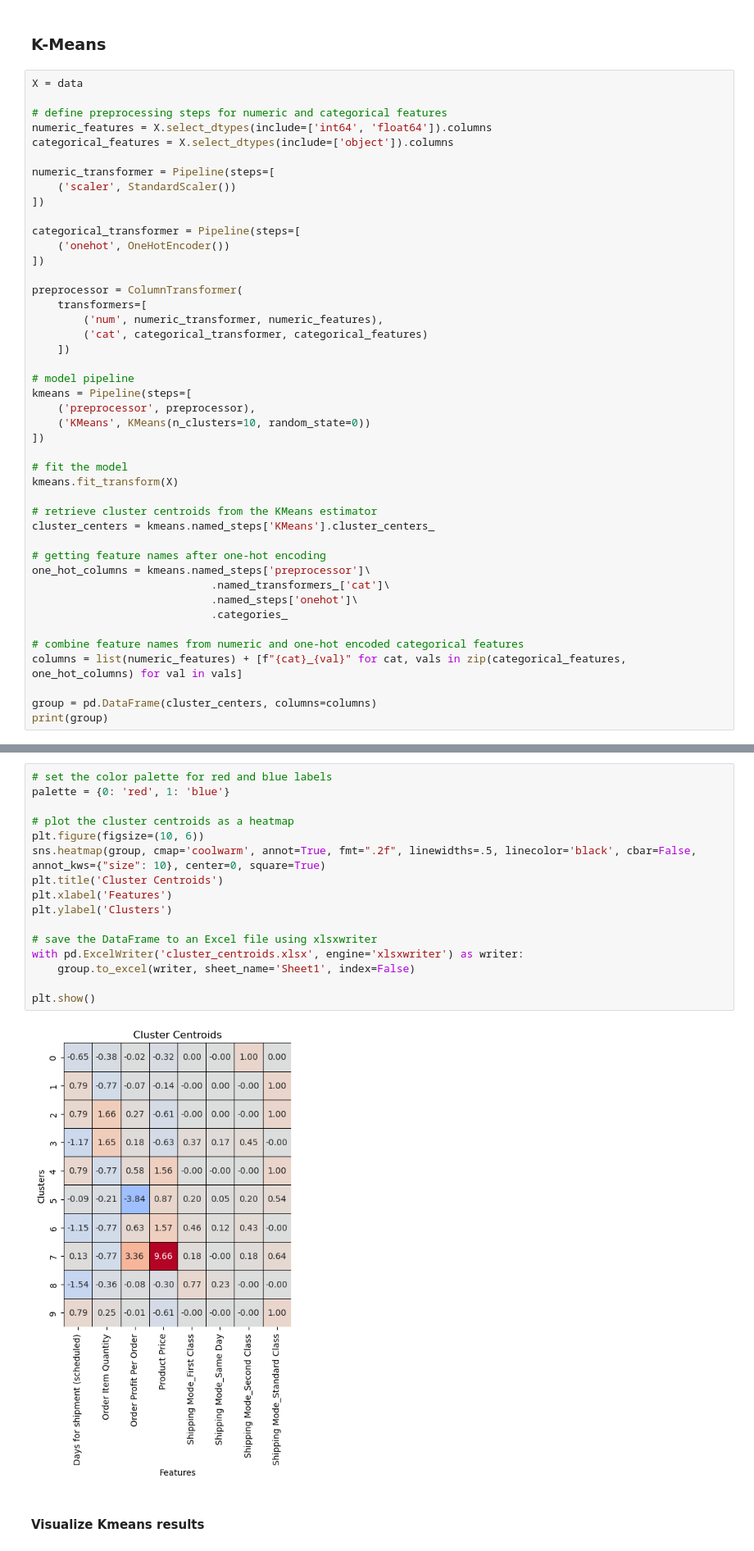
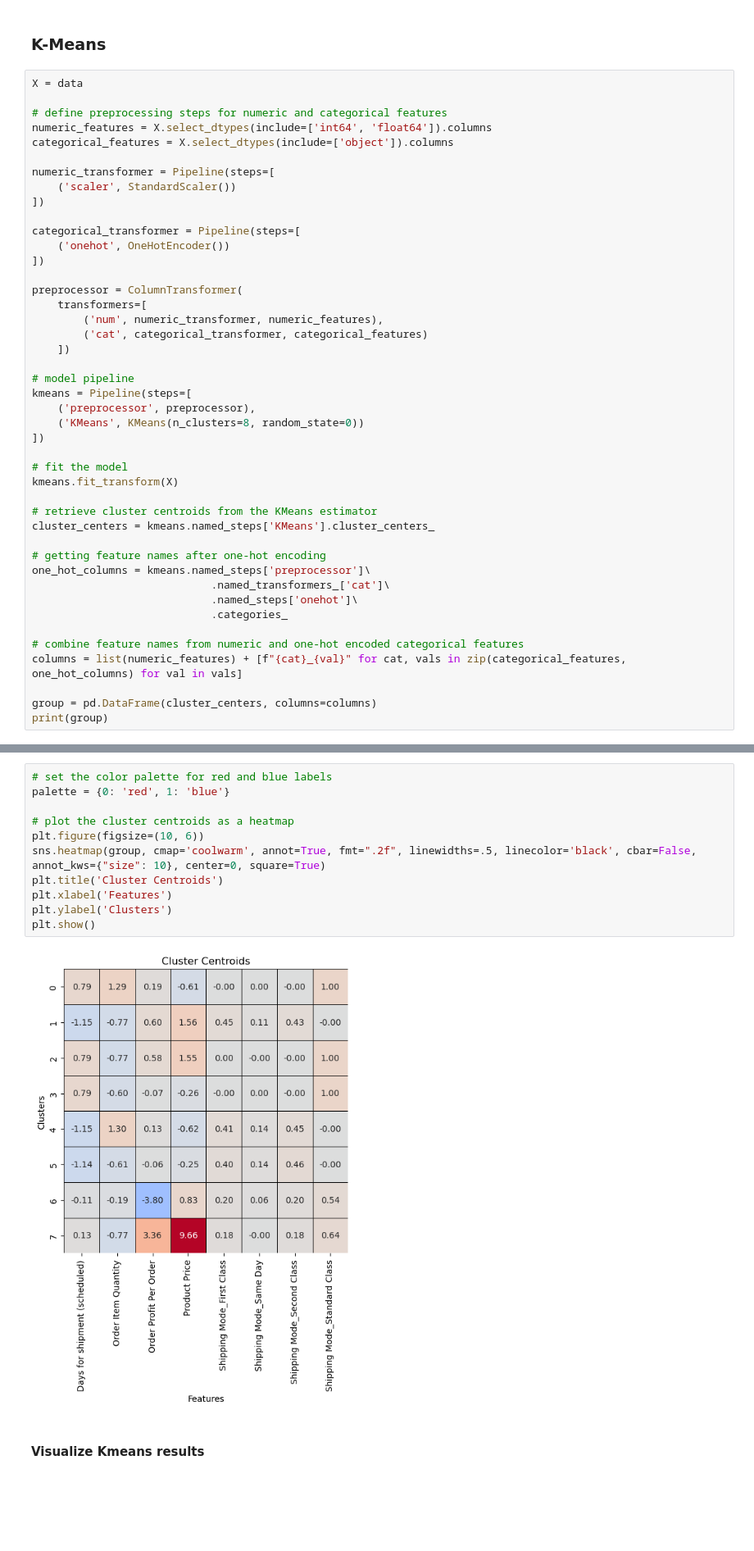
Before and after one commit to McGill-MMA-EnterpriseAnalytics/DataCo_Supply_Chain, a Jupyter notebook: models/fraud order clustering.ipynb, the cells around one changed output, grey strips where cells are left out. Shown at 82% size. Saved outputs shown, nothing was run; the diff lists cells and outputs as text; blank space fills up the shorter version.

Commit message:
fraud order clustering updated

```diff
--- a/models/fraud order clustering.ipynb
+++ b/models/fraud order clustering.ipynb
@@ -161,7 +161,7 @@ preprocessor = ColumnTransformer(
 # model pipeline
 kmeans = Pipeline(steps=[
     ('preprocessor', preprocessor),
-    ('KMeans', KMeans(n_clusters=10, random_state=0))
+    ('KMeans', KMeans(n_clusters=8, random_state=0))
 ])
 
 # fit the model
@@ -236,21 +236,16 @@ Inertia values: [13599.341720645036, 10971.796029715155, 9048.110845272056, 7391
 # %%
 # set the color palette for red and blue labels
 palette = {0: 'red', 1: 'blue'}
 
 # plot the cluster centroids as a heatmap
 plt.figure(figsize=(10, 6))
 sns.heatmap(group, cmap='coolwarm', annot=True, fmt=".2f", linewidths=.5, linecolor='black', cbar=False, annot_kws={"size": 10}, center=0, square=True)
 plt.title('Cluster Centroids')
 plt.xlabel('Features')
 plt.ylabel('Clusters')
-
-# save the DataFrame to an Excel file using xlsxwriter
-with pd.ExcelWriter('cluster_centroids.xlsx', engine='xlsxwriter') as writer:
-    group.to_excel(writer, sheet_name='Sheet1', index=False)
-
 plt.show()
 # %% [output]
-[figure, old version]
+[figure, new version]
 # %% [markdown]
 #### Visualize Kmeans results
 # %%
```
Also changed, not shown: parts of 6 cells of this notebook.
